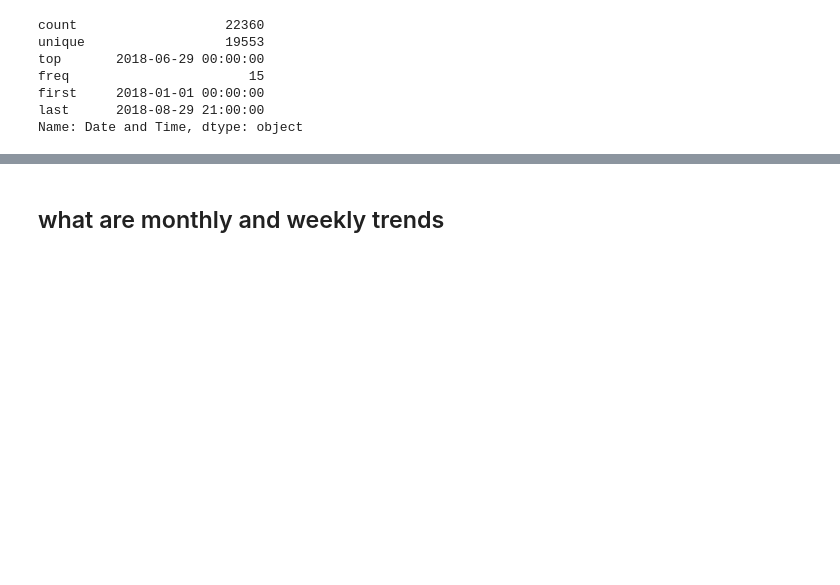
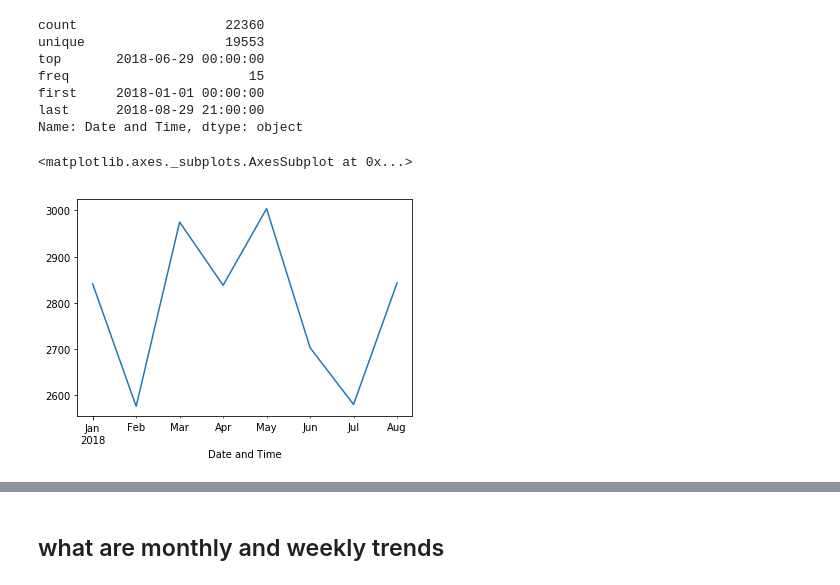
Before and after one commit to mondayn/py, a Jupyter notebook: nashvilleTraffic.ipynb, the cells around one changed output, grey strips where cells are left out. Saved outputs shown, nothing was run; the diff lists cells and outputs as text; code cells hidden in the pictures; blank space fills up the shorter version.

```diff
--- a/nashvilleTraffic.ipynb
+++ b/nashvilleTraffic.ipynb
@@ -80,6 +80,11 @@ freq                       15
 first     2018-01-01 00:00:00
 last      2018-08-29 21:00:00
 Name: Date and Time, dtype: object
+# %%
+df.set_index(["Date and Time"]).resample('M')['Accident Number'].count().plot();
+# %% [output]
+<matplotlib.axes._subplots.AxesSubplot at 0x...>
+[figure, added]
 # %%
 dfByDay = df.groupby(df["Date and Time"].dt.date)['Accident Number'].count().reset_index()
 dfByDay.columns = ['ds','y']
```
Also changed, not shown: parts of 6 cells of this notebook.
